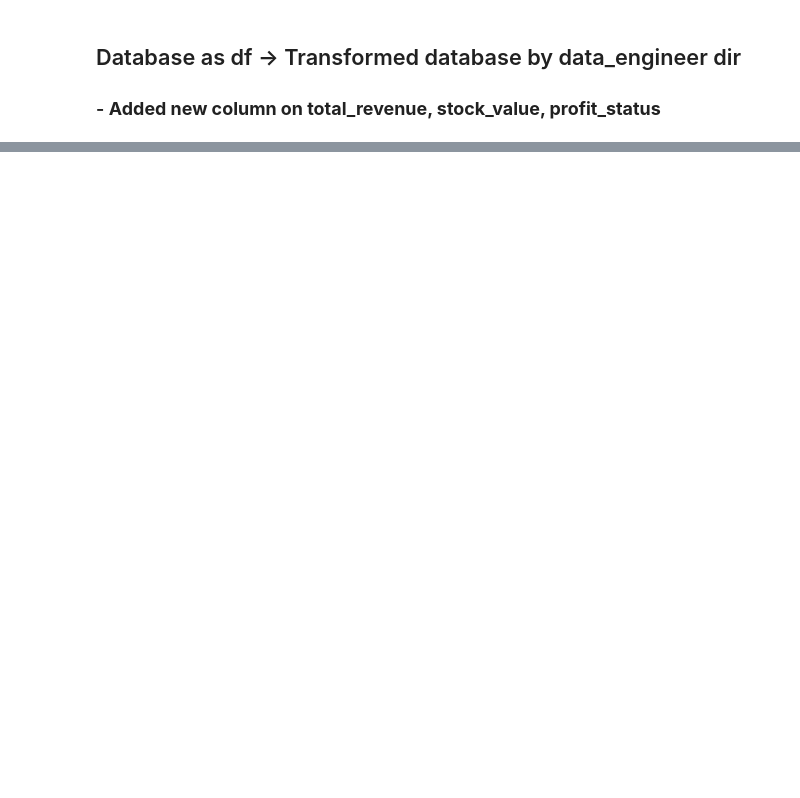
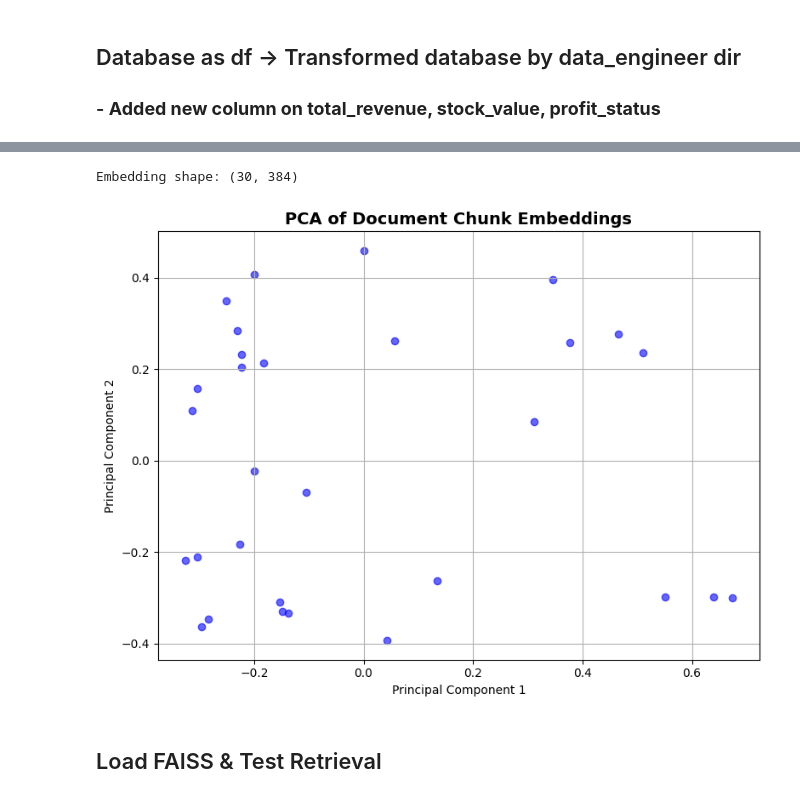
Before and after one commit to Mipjeiger/Fashion-recommendation-RAG-Finetuing-LLM-ML-Engineer-end-to-end, a Jupyter notebook: pipelines/ai_engineer/LLM/llm.ipynb, the cells around one changed output, grey strips where cells are left out. Drawn from its saved outputs; the diff is of its cells as text; code cells hidden in the pictures; blank space fills up the shorter version.

```diff
--- a/pipelines/ai_engineer/LLM/llm.ipynb
+++ b/pipelines/ai_engineer/LLM/llm.ipynb
@@ -81,0 +192,9 @@ df
+# %%
+# Text splitting & Chunking
+text_splitter = RecursiveCharacterTextSplitter(chunk_size=1000, chunk_overlap=200)
+chunks = text_splitter.split_documents(documents=documents)
+
+print(f"Total chunks created: {len(chunks)}")
+print(f"First chunk content:\n{chunks[0].page_content[:1000]})...")
+print(f"Metadata of the first chunk:\n{chunks[0].metadata}")
+print(f"Avg characters per chunk: {sum(len(c.page_content) for c in chunks) / len(chunks):.2f}")
@@ -81,0 +268,9 @@ df
+# %%
+import numpy as np
+
+embeddings = HuggingFaceEmbeddings(model_name="all-MiniLM-L6-v2")
+
+sample_chunks = chunks[:5]
+for i, chunk in enumerate(sample_chunks):
+    embedding_vector = embeddings.embed_documents([chunk.page_content])
+    print(f"Chunk {i+1} embedding vector (first 5 values): {embedding_vector[0][:5]}")
@@ -81,0 +283,26 @@ df
+# %%
+from sklearn.decomposition import PCA
+
+sample_chunks = chunks[:30]
+sample_texts = [chunk.page_content for chunk in sample_chunks]
+vectors = embeddings.embed_documents(sample_texts)
+vectors_array = np.array(vectors)
+
+print(f"Embedding shape: {vectors_array.shape}")
+
+pca = PCA(n_components=2)
+coords = pca.fit_transform(vectors_array)
+
+plt.figure(figsize=(8, 6))
+scatter = plt.scatter(coords[:, 0], coords[:, 1], c='blue', alpha=0.6)
+plt.title('PCA of Document Chunk Embeddings', fontsize=14, fontweight='bold')
+plt.xlabel('Principal Component 1')
+plt.ylabel('Principal Component 2')
+plt.grid(True)
+plt.tight_layout()
+plt.show()
+# %% [output]
+Embedding shape: (30, 384)
+[figure, added]
+# %% [markdown]
+## Load FAISS & Test Retrieval
```
Also changed, not shown: parts of 15 cells of this notebook, 5 other files.
